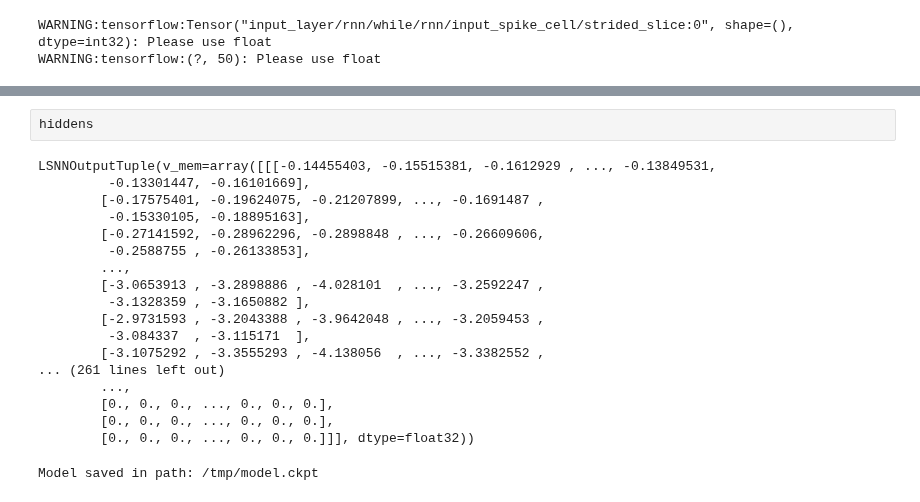
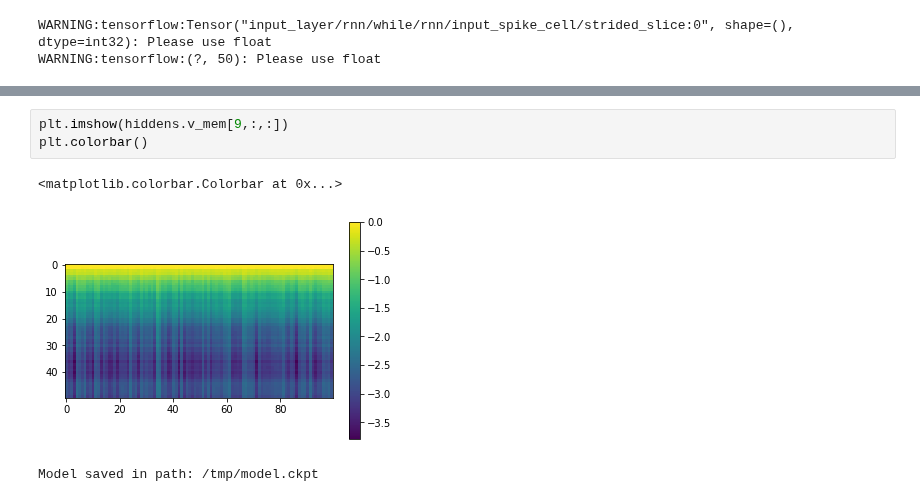
Before and after one commit to eghbalhosseini/KeRNL, a Jupyter notebook: notebooks/bptt_snn_cell_add_dataset.ipynb, the cells around one changed output, grey strips where cells are left out. Saved outputs shown, nothing was run; the diff lists cells and outputs as text.

```diff
--- a/notebooks/bptt_snn_cell_add_dataset.ipynb
+++ b/notebooks/bptt_snn_cell_add_dataset.ipynb
@@ -169,23 +164,9 @@ Text(0, 0.5, 'output class')
-# %%
-hiddens
-# %% [output]
-LSNNOutputTuple(v_mem=array([[[-0.14455403, -0.15515381, -0.1612929 , ..., -0.13849531,
-         -0.13301447, -0.16101669],
-        [-0.17575401, -0.19624075, -0.21207899, ..., -0.1691487 ,
-         -0.15330105, -0.18895163],
-        [-0.27141592, -0.28962296, -0.2898848 , ..., -0.26609606,
-         -0.2588755 , -0.26133853],
-        ...,
-        [-3.0653913 , -3.2898886 , -4.028101  , ..., -3.2592247 ,
-         -3.1328359 , -3.1650882 ],
-        [-2.9731593 , -3.2043388 , -3.9642048 , ..., -3.2059453 ,
-         -3.084337  , -3.115171  ],
-        [-3.1075292 , -3.3555293 , -4.138056  , ..., -3.3382552 ,
-... (261 lines left out)
-        ...,
-        [0., 0., 0., ..., 0., 0., 0.],
-        [0., 0., 0., ..., 0., 0., 0.],
-        [0., 0., 0., ..., 0., 0., 0.]]], dtype=float32))
+# %%
+plt.imshow(hiddens.v_mem[9,:,:])
+plt.colorbar()
+# %% [output]
+<matplotlib.colorbar.Colorbar at 0x...>
+[figure, added]
 # %%
 # %% [output]
 Model saved in path: /tmp/model.ckpt
```
Also changed, not shown: parts of 3 cells of this notebook, 1 other file.
